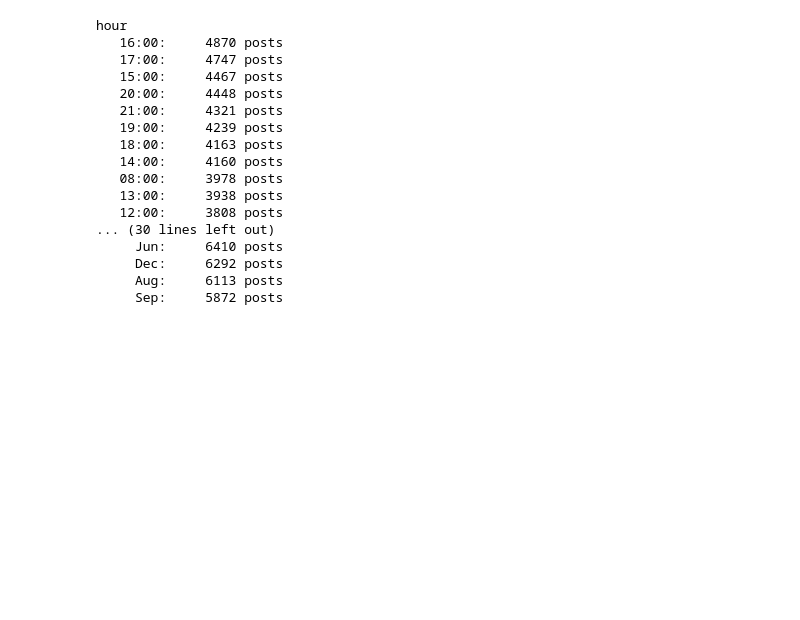
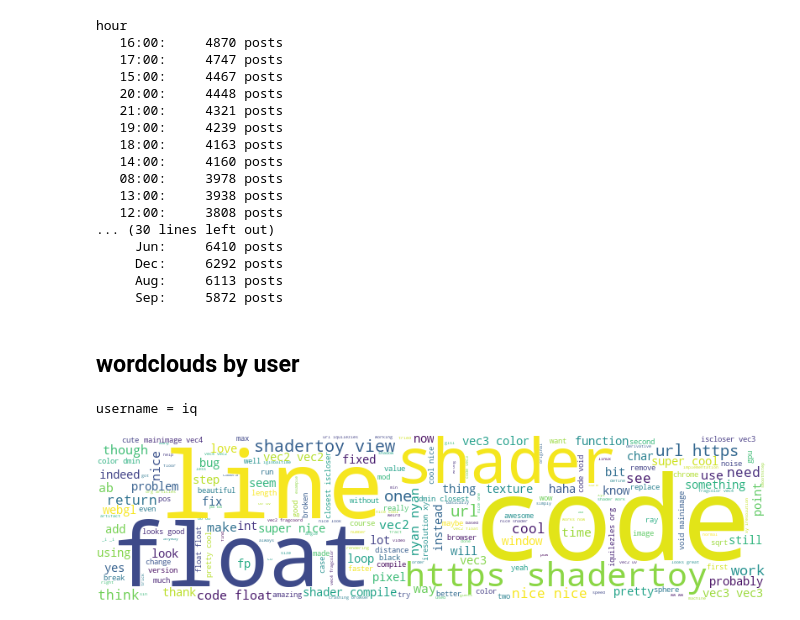
Before and after one commit to defgsus/shadertoz, a Jupyter notebook: notebooks/shadertoy-stats.ipynb, the cells around one changed output. Saved outputs shown, nothing was run; the diff lists cells and outputs as text; code cells hidden in the pictures; blank space fills up the shorter version.

Commit message:
add wordclouds to shadertoy notebook

```diff
--- a/notebooks/shadertoy-stats.ipynb
+++ b/notebooks/shadertoy-stats.ipynb
@@ -80,3 +82,19 @@ hour
      Dec:     6292 posts
      Aug:     6113 posts
      Sep:     5872 posts
+# %% [markdown]
+## wordclouds by user
+# %%
+def comments_wordcloud(**filter_params):
+    print(", ".join("%s = %s" % (key, filter_params[key]) for key in sorted(filter_params)))
+    qset = ShadertoyComment.objects.filter(**filter_params)
+    text = " ".join(v[0] for v in qset.values_list("text")).lower()
+    return WordCloud(
+        width=800,
+        background_color="white"
+    ).generate(text).to_image()
+# %%
+comments_wordcloud(username="iq")
+# %% [output]
+username = iq
+[figure, added]
```
Also changed, not shown: parts of 3 cells of this notebook, 1 other file.
